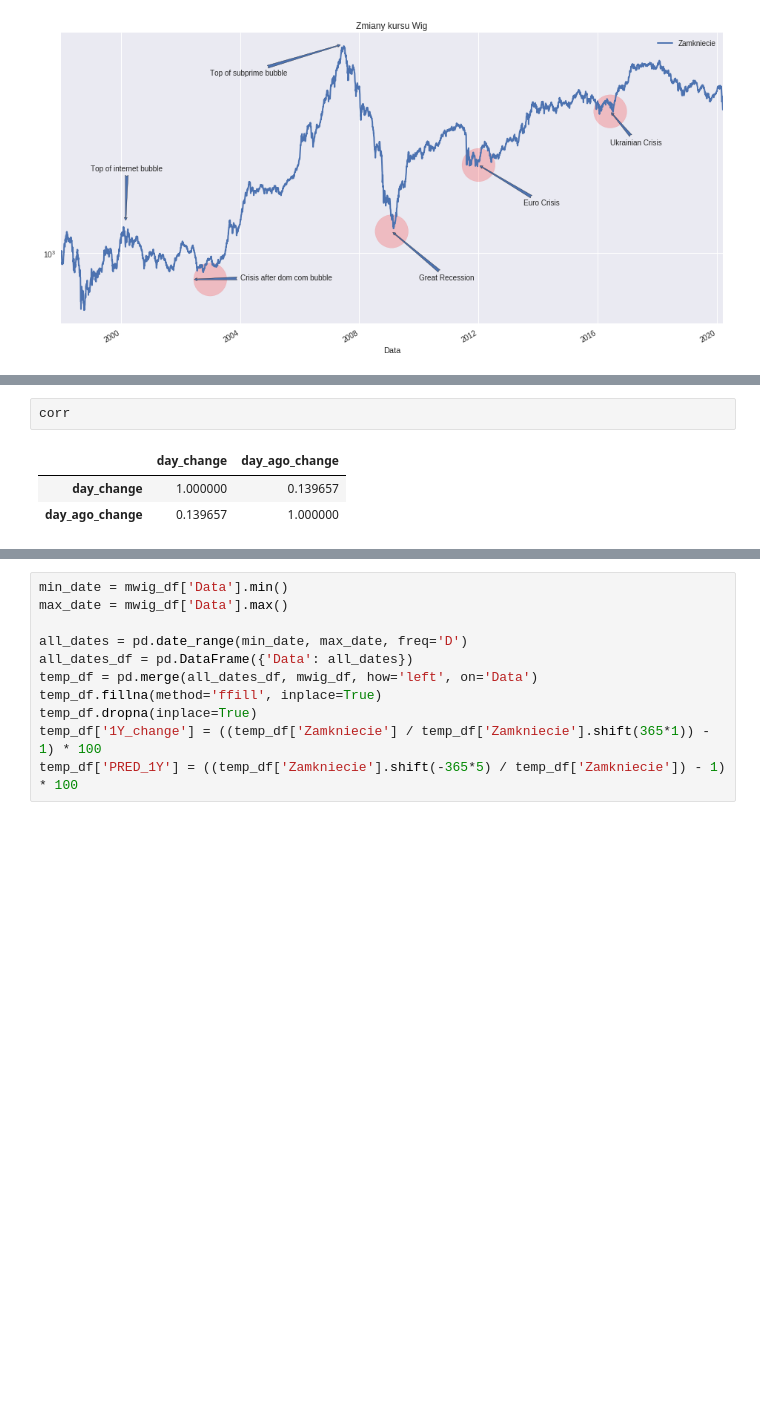
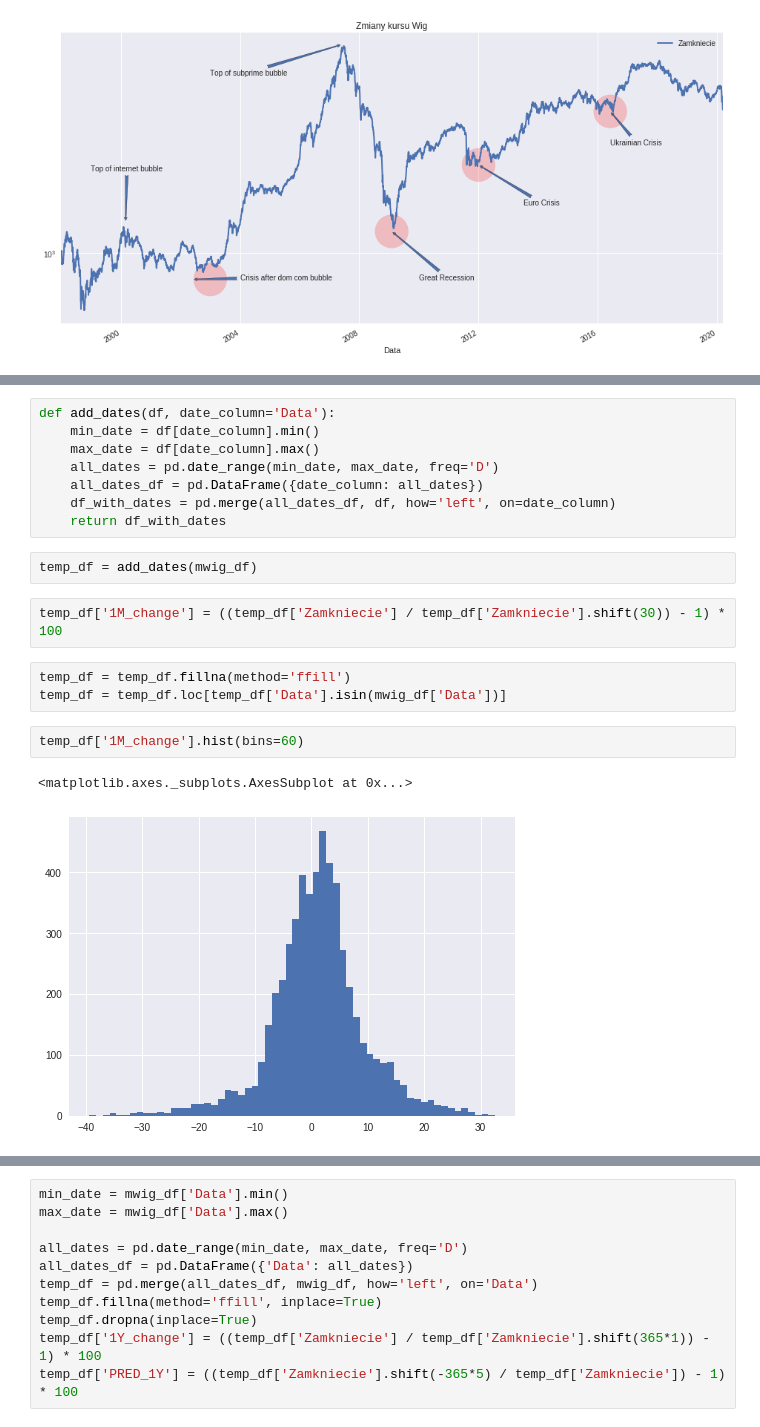
Before and after one commit to Bounty1993/stock-analysis, a Jupyter notebook: index_analysis.ipynb, the cells around one changed output, grey strips where cells are left out. Drawn from its saved outputs; the diff is of its cells as text; blank space fills up the shorter version.

```diff
--- a/index_analysis.ipynb
+++ b/index_analysis.ipynb
@@ -65,6 +61,20 @@ def add
-# %%
-corr
-# %% [output]
-|  | day_change | day_ago_change |
-| day_change | 1.000000 | 0.139657 |
-| day_ago_change | 0.139657 | 1.000000 |
+# %%
+def add_dates(df, date_column='Data'):
+    min_date = df[date_column].min()
+    max_date = df[date_column].max()
+    all_dates = pd.date_range(min_date, max_date, freq='D')
+    all_dates_df = pd.DataFrame({date_column: all_dates})
+    df_with_dates = pd.merge(all_dates_df, df, how='left', on=date_column)
+    return df_with_dates
+# %%
+temp_df = add_dates(mwig_df)
+# %%
+temp_df['1M_change'] = ((temp_df['Zamkniecie'] / temp_df['Zamkniecie'].shift(30)) - 1) * 100
+# %%
+temp_df = temp_df.fillna(method='ffill')
+temp_df = temp_df.loc[temp_df['Data'].isin(mwig_df['Data'])]
+# %%
+temp_df['1M_change'].hist(bins=60)
+# %% [output]
+<matplotlib.axes._subplots.AxesSubplot at 0x...>
+[figure, added]
```
Also changed, not shown: parts of 4 cells of this notebook.
